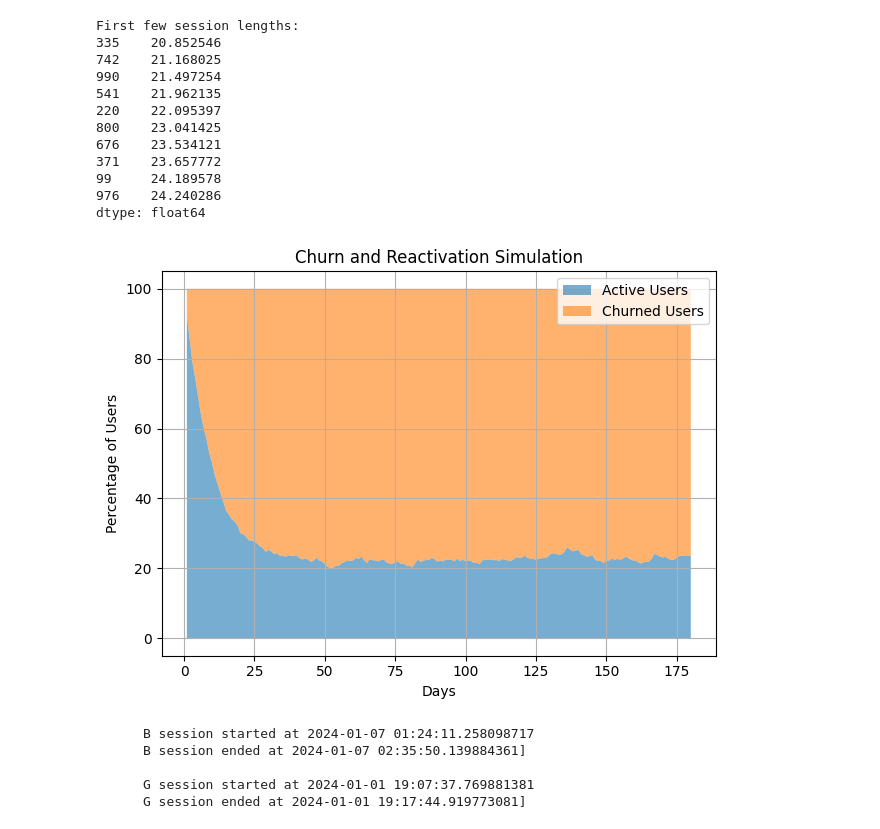
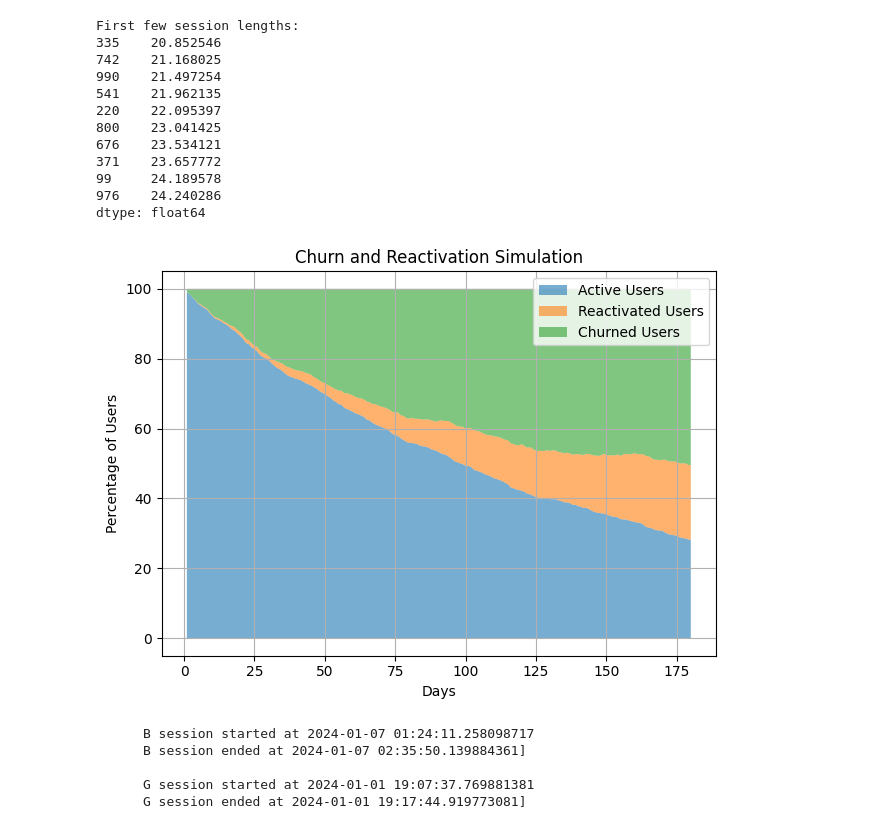
Before and after one commit to pyryjh/Portfolio, a Jupyter notebook: customer_acquisition_analytics/full_workflow.ipynb, the cells around one changed output. Saved outputs shown, nothing was run; the diff lists cells and outputs as text; code cells hidden in the pictures.

Commit message:
Progress in churn implementation

```diff
--- a/customer_acquisition_analytics/full_workflow.ipynb
+++ b/customer_acquisition_analytics/full_workflow.ipynb
@@ -269,14 +269,16 @@ def simulate_churn_reactivation(churn_chance, reactivation_chance, sessions_per_
     # Simulate each customer's status over time
     statuses = np.full(num_customers, 'active', dtype=object)  # Start all as active
     active_counts = []
+    reactivated_counts = []
     churned_counts = []
 
     for day in range(1, num_days + 1):
         daily_active = 0
+        daily_reactivated = 0
         daily_churned = 0
 
         for i in range(num_customers):
-            if statuses[i] == 'active':
+            if statuses[i] == 'active' or statuses[i] ==  'reactivated':
                 # Generate sessions for the day
                 num_sessions = np.random.poisson(sessions_per_day)
                 for _ in range(num_sessions):
@@ -286,20 +288,24 @@ def simulate_churn_reactivation(churn_chance, reactivation_chance, sessions_per_
 
             if statuses[i] == 'churned':
                 if np.random.random() < reactivation_chance / 100:
-                    statuses[i] = 'active'
+                    statuses[i] = 'reactivated'
 
             # Update counts
             if statuses[i] == 'active':
                 daily_active += 1
+            elif statuses[i] == 'reactivated':
+                daily_reactivated += 1
             else:
                 daily_churned += 1
 
         active_counts.append(daily_active)
+        reactivated_counts.append(daily_reactivated)
         churned_counts.append(daily_churned)
 
     # Populate results DataFrame
     results['day'] = range(1, num_days + 1)
     results['active_users'] = active_counts
+    results['reactivated'] = reactivated_counts
     results['churned_users'] = churned_counts
 
     return results
@@ -316,14 +322,27 @@ def plot_churn_simulation(results):
         None: Displays the plot.
     """
     # Normalize to percentages
-    total_users = results['active_users'] + results['churned_users']
+    total_users = results['active_users'] + results['reactivated'] + results['churned_users']
     results['active_share'] = results['active_users'] / total_users * 100
+    results['reactivated_share'] = results['reactivated'] / total_users * 100
     results['churned_share'] = results['churned_users'] / total_users * 100
 
     # Plot the area graph
     plt.fill_between(results['day'], results['active_share'], label='Active Users', alpha=0.6)
-    plt.fill_between(results['day'], results['churned_share'] + results['active_share'],
-                     results['active_share'], label='Churned Users', alpha=0.6)
+    plt.fill_between(
+        results['day'],
+        results['active_share'] + results['reactivated_share'],
+        results['active_share'],
+        label='Reactivated Users',
+        alpha=0.6
+    )
+    plt.fill_between(
+        results['day'],
+        results['active_share'] + results['reactivated_share'] + results['churned_share'],
+        results['active_share'] + results['reactivated_share'],
+        label='Churned Users',
+        alpha=0.6
+    )
     plt.title('Churn and Reactivation Simulation')
     plt.xlabel('Days')
     plt.ylabel('Percentage of Users')
@@ -652,19 +686,19 @@ First few session lengths:
 dtype: float64
 # %%
 # Simulate the churn and reactivation process
-churn_chance = 5  # 5% daily chance of churning
-reactivation_chance = 2  # 2% daily chance of reactivation
-sessions_per_day = 1.5  # Average 1.5 sessions per day
+churn_chance = 3.5  # 5% daily chance of churning
+reactivation_chance = 0.5  # 2% daily chance of reactivation
+sessions_per_day = 0.2  # Average 1.5 sessions per day
 num_customers = 1000  # Simulate 1000 customers
 num_days = 180  # Simulate for 180 days
 
 # Run simulation
 results = simulate_churn_reactivation(churn_chance, reactivation_chance, sessions_per_day, num_customers, num_days)
 
 # Visualize results
 plot_churn_simulation(results)
 # %% [output]
-[figure, old version]
+[figure, new version]
 # %%
 cluster_stats = cluster_attributes()
 
```
Also changed, not shown: parts of 6 cells of this notebook, 1 other file.
